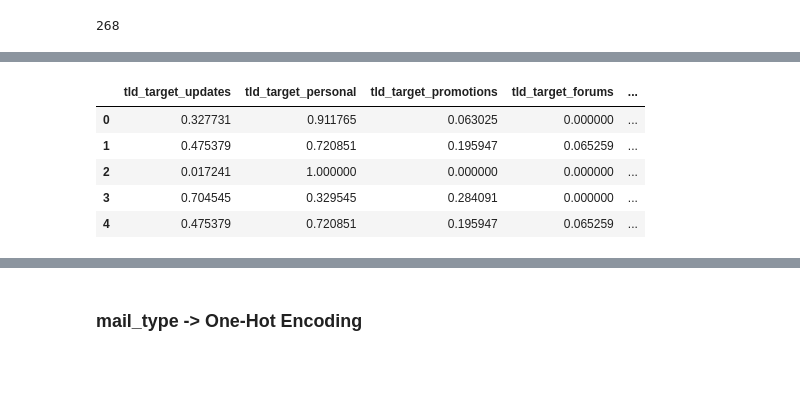
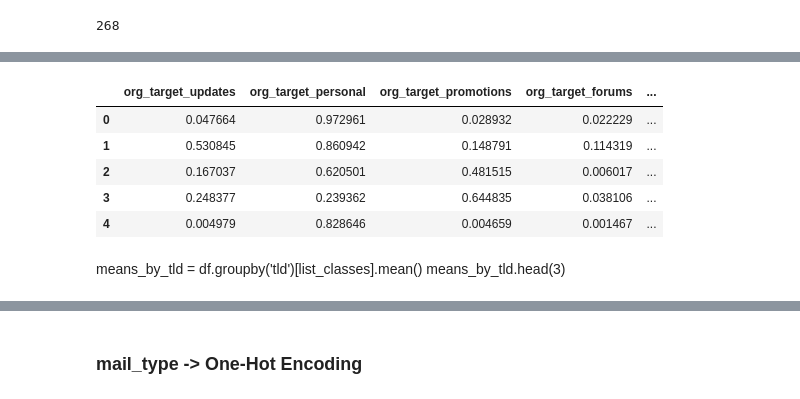
Before and after one commit to tonywu71/multi-label-email-classifier, a Jupyter notebook: kaggle_challenge.ipynb, the cells around one changed output, grey strips where cells are left out. Drawn from its saved outputs; the diff is of its cells as text; code cells hidden in the pictures; blank space fills up the shorter version.

Commit message:
#feat: Fixed some prediction issues. - added smooth target encoding - fixed to probabilities instead of classes

```diff
--- a/kaggle_challenge.ipynb
+++ b/kaggle_challenge.ipynb
@@ -444,3 +472,18 @@ memory usage: 7.5+ MB
+# %%
+def calc_smooth_mean(df, by, on, m):
+    # Compute the global mean
+    mean = df[on].mean()
+
+    # Compute the number of values and the mean of each group
+    agg = df.groupby(by)[on].agg(['count', 'mean'])
+    counts = agg['count']
+    means = agg['mean']
+
+    # Compute the "smoothed" means
+    smooth = (counts * means + m * mean) / (counts + m)
+
+    # Replace each value by the according smoothed mean
+    return df[by].map(smooth)
 # %% [markdown]
 ### org -> Target Encoding
 # %%
@@ -471,7 +505,7 @@ for col in list_classes:
     new_col_name = f'org_target_{col}'
 
     list_org_target_classes.append(new_col_name)
-    df[new_col_name] = df['org'].map(means_by_org[col])
+    df[new_col_name] = calc_smooth_mean(df, by='org', on=col, m=10)
 
 df[list_org_target_classes].head()
 # %% [output]
@@ -516,16 +553,19 @@ means_by_tld.head(3)
 # %%
 list_tld_target_classes = []
 for col in list_classes:
     new_col_name = f'tld_target_{col}'
 
-    list_tld_target_classes.append(new_col_name)
-    df[new_col_name] = df['tld'].map(means_by_tld[col])
+    list_org_target_classes.append(new_col_name)
+    df[new_col_name] = calc_smooth_mean(df, by='tld', on=col, m=10)
 
-df[list_tld_target_classes].head()
+df[list_org_target_classes].head()
 # %% [output]
-|  | tld_target_updates | tld_target_personal | tld_target_promotions | tld_target_forums | ... |
-| 0 | 0.327731 | 0.911765 | 0.063025 | 0.000000 | ... |
-| 1 | 0.475379 | 0.720851 | 0.195947 | 0.065259 | ... |
-| 2 | 0.017241 | 1.000000 | 0.000000 | 0.000000 | ... |
-| 3 | 0.704545 | 0.329545 | 0.284091 | 0.000000 | ... |
-| 4 | 0.475379 | 0.720851 | 0.195947 | 0.065259 | ... |
+|  | org_target_updates | org_target_personal | org_target_promotions | org_target_forums | ... |
+| 0 | 0.047664 | 0.972961 | 0.028932 | 0.022229 | ... |
+| 1 | 0.530845 | 0.860942 | 0.148791 | 0.114319 | ... |
+| 2 | 0.167037 | 0.620501 | 0.481515 | 0.006017 | ... |
+| 3 | 0.248377 | 0.239362 | 0.644835 | 0.038106 | ... |
+| 4 | 0.004979 | 0.828646 | 0.004659 | 0.001467 | ... |
+# %% [markdown]
+means_by_tld = df.groupby('tld')[list_classes].mean()
+means_by_tld.head(3)
```
Also changed, not shown: parts of 30 cells of this notebook, 9 other files.
